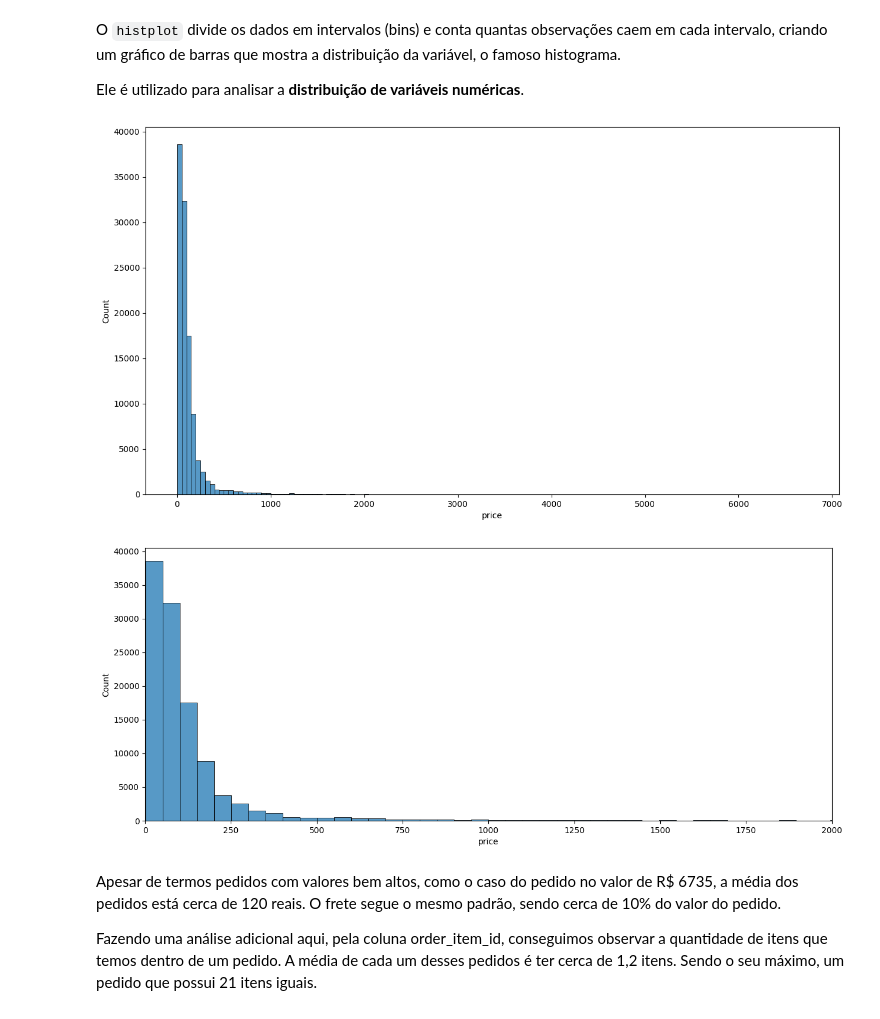
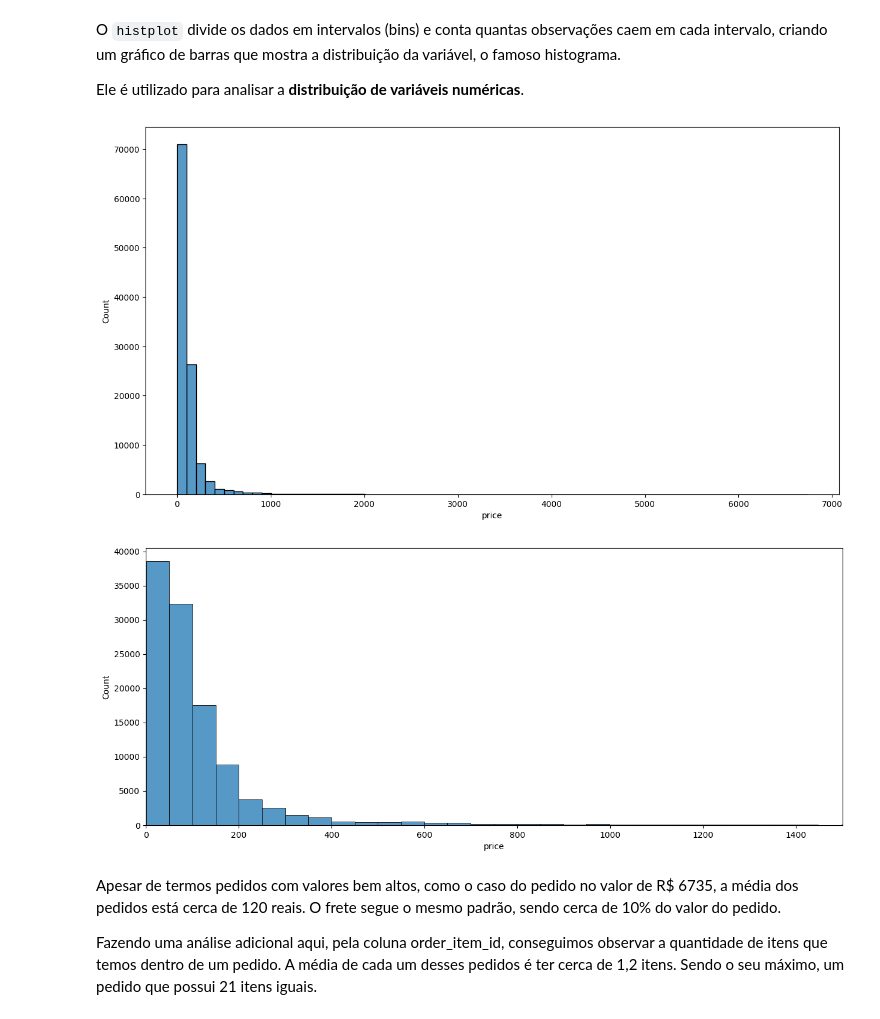
Before and after one commit to reprograma/on33-python-s14-analise-de-dados, a Jupyter notebook: material/s14_parte2.ipynb, the cells around one changed output. Drawn from its saved outputs; the diff is of its cells as text; code cells hidden in the pictures.

```diff
--- a/material/s14_parte2.ipynb
+++ b/material/s14_parte2.ipynb
@@ -780,17 +807,17 @@ O `histplot` divide os dados em intervalos (bins) e conta quantas observações
 Ele é utilizado para analisar a **distribuição de variáveis numéricas**.
 # %%
 plt.figure(figsize=(15,8))
-sns.histplot(df_olist.price, binwidth=50)
+sns.histplot(df_olist.price, binwidth=100)
 plt.show()
 # %% [output]
-[figure, old version]
+[figure, new version]
 # %%
 plt.figure(figsize=(15,6))
 sns.histplot(df_olist.price, binwidth=50)
-plt.xlim([0, 2000])
+plt.xlim([0, 1500])
 plt.show()
 # %% [output]
-[figure, old version]
+[figure, new version]
 # %% [markdown]
 Apesar de termos pedidos com valores bem altos, como o caso do pedido no valor de R$ 6735, a média dos pedidos está cerca de 120 reais. O frete segue o mesmo padrão, sendo cerca de 10% do valor do pedido.
 
```
Also changed, not shown: parts of 32 cells of this notebook, 9 other files.
